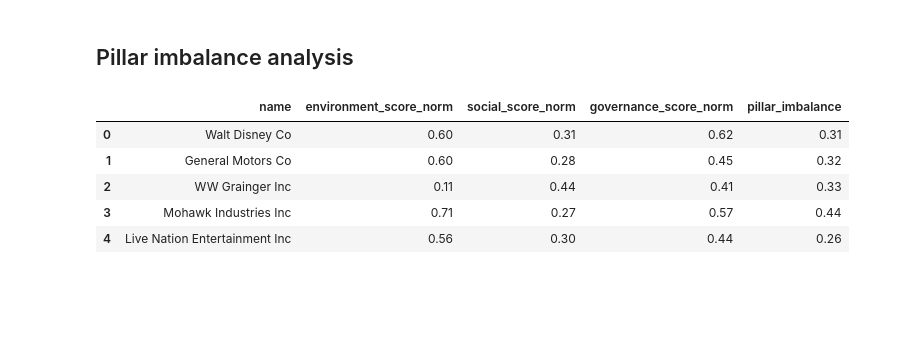
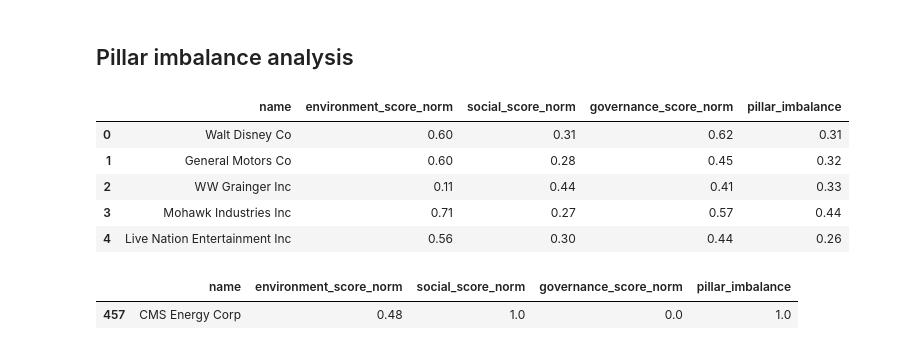
Before and after one commit to ColmHH/esg_corporate_analysis, a Jupyter notebook: jupyter_notebooks/esg_corporate_analysis_visualisation.ipynb, the cells around one changed output. Cells and saved outputs as stored; diff of their text form; code cells hidden in the pictures; blank space fills up the shorter version.

Commit message:
Check pillar imbalance with CMS Energy

```diff
--- a/jupyter_notebooks/esg_corporate_analysis_visualisation.ipynb
+++ b/jupyter_notebooks/esg_corporate_analysis_visualisation.ipynb
@@ -269,3 +269,10 @@ df[["name", "environment_score_norm", "social_score_norm", "governance_score_nor
 | 2 | WW Grainger Inc | 0.11 | 0.44 | 0.41 | 0.33 |
 | 3 | Mohawk Industries Inc | 0.71 | 0.27 | 0.57 | 0.44 |
 | 4 | Live Nation Entertainment Inc | 0.56 | 0.30 | 0.44 | 0.26 |
+# %%
+df_company_check = df[df["name"] == "CMS Energy Corp"]
+
+df_company_check[["name", "environment_score_norm", "social_score_norm", "governance_score_norm", "pillar_imbalance"]]
+# %% [output]
+|  | name | environment_score_norm | social_score_norm | governance_score_norm | pillar_imbalance |
+| 457 | CMS Energy Corp | 0.48 | 1.0 | 0.0 | 1.0 |
```
